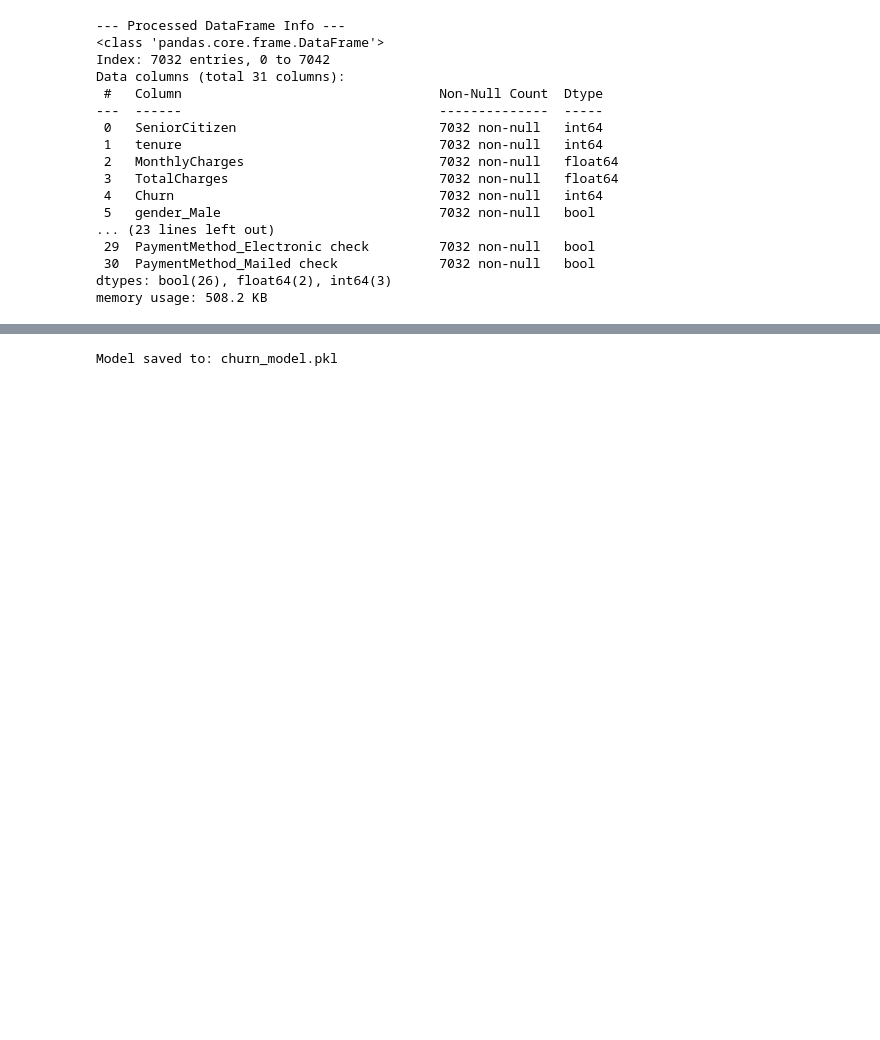
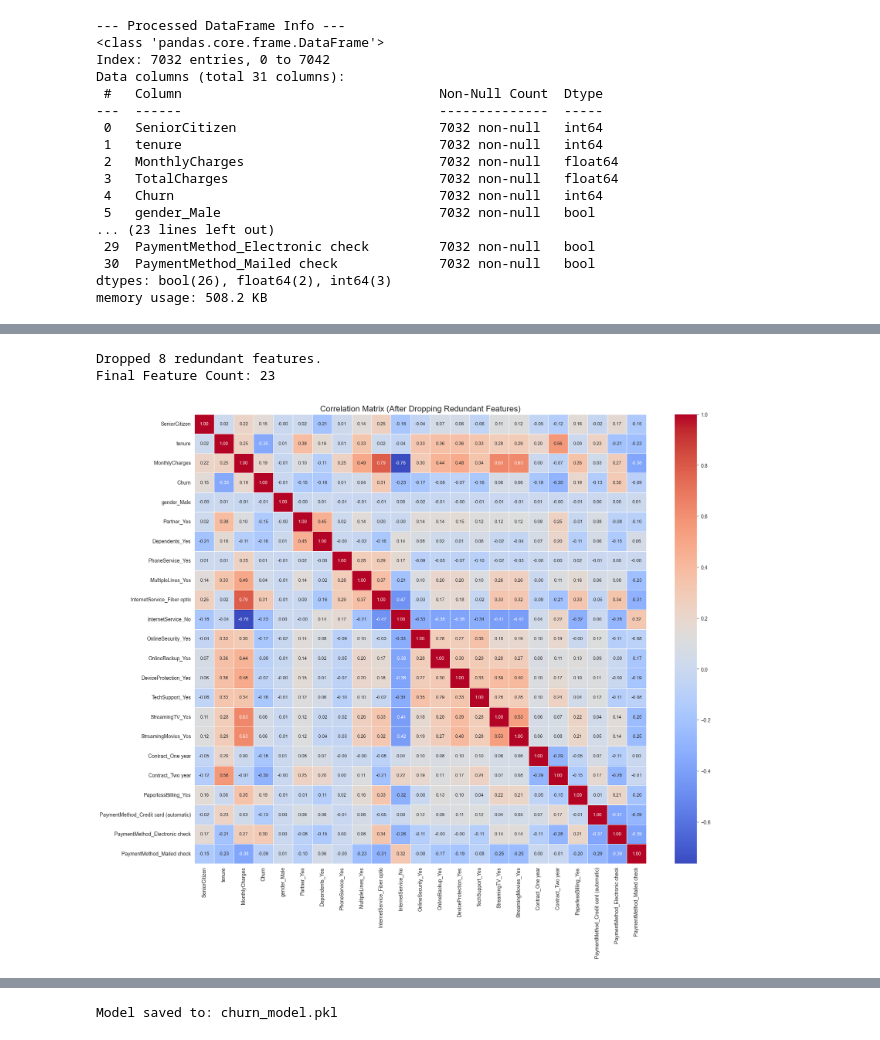
Before and after one commit to RishiWaghmare12/AIML-project-MDM, a Jupyter notebook: aiml_pr7.ipynb, the cells around one changed output, grey strips where cells are left out. Saved outputs shown, nothing was run; the diff lists cells and outputs as text; code cells hidden in the pictures; blank space fills up the shorter version.

```diff
--- a/aiml_pr7.ipynb
+++ b/aiml_pr7.ipynb
@@ -244,0 +229,36 @@ Our data is now fully processed and feature-engineered. Before we can train our
+# %%
+# 1. Define and drop columns(High correlation or Redundant)
+cols_to_drop = [
+    'TotalCharges',
+    'OnlineSecurity_No internet service',
+    'OnlineBackup_No internet service',
+    'DeviceProtection_No internet service',
+    'TechSupport_No internet service',
+    'StreamingTV_No internet service',
+    'StreamingMovies_No internet service',
+    'MultipleLines_No phone service'
+]
+
+df_final = df_processed.drop(columns=[c for c in cols_to_drop if c in df_processed.columns])
+
+print(f"Dropped {len(cols_to_drop)} redundant features.")
+print(f"Final Feature Count: {df_final.shape[1]}")
+# %% [output]
+Dropped 8 redundant features.
+Final Feature Count: 23
+# %%
+# 2. Visual Verification: Plot the new correlation matrix
+plt.figure(figsize=(20, 16))
+corr_matrix_cleaned = df_final.corr()
+
+sns.heatmap(corr_matrix_cleaned,
+            annot=True,
+            cmap='coolwarm',
+            fmt='.2f',
+            linewidths=0.5,
+            annot_kws={"size": 9})
+
+plt.title('Correlation Matrix (After Dropping Redundant Features)', fontsize=16)
+plt.show()
+# %% [output]
+[figure, added]
```
Also changed, not shown: parts of 54 cells of this notebook, 6 other files.
